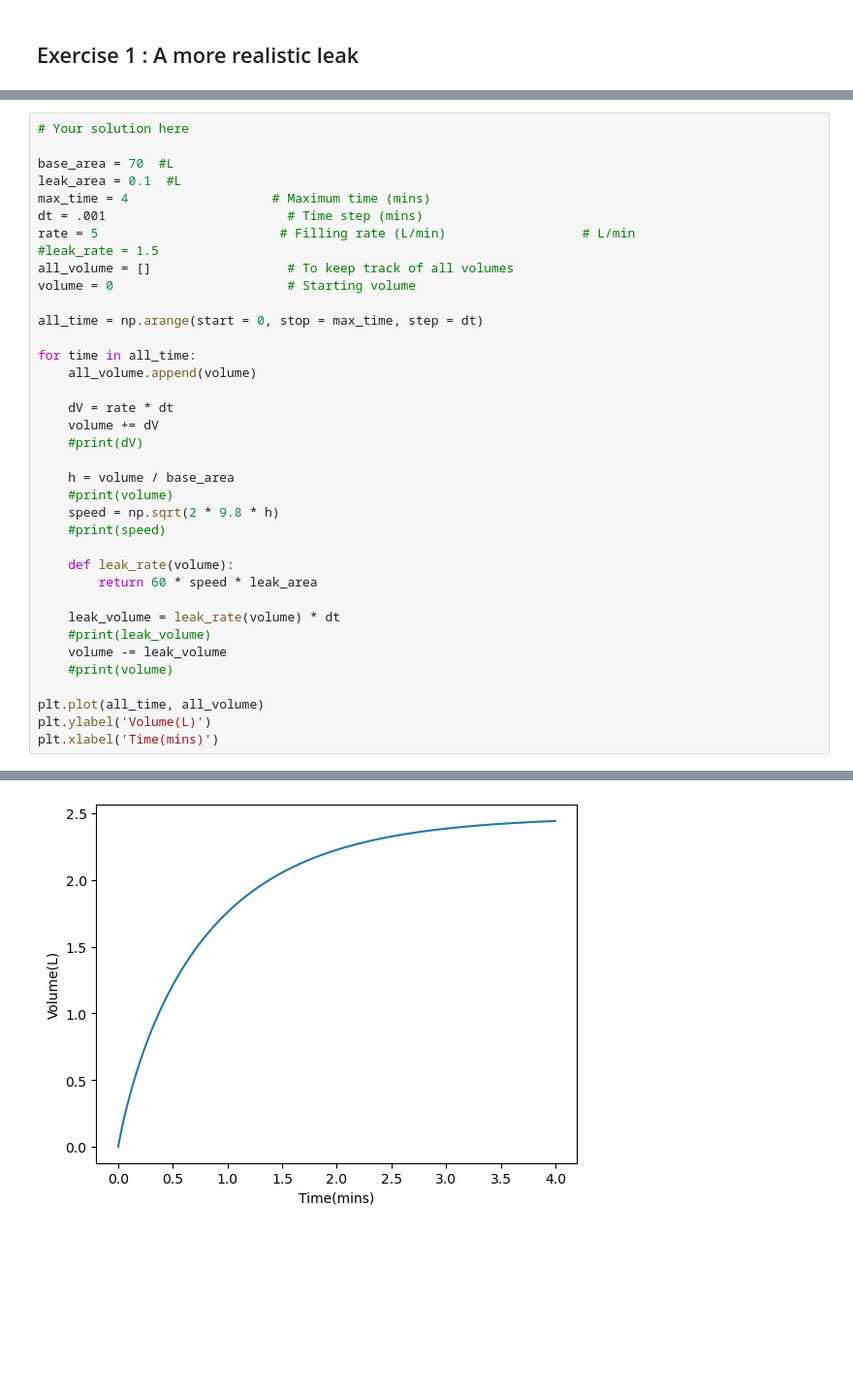
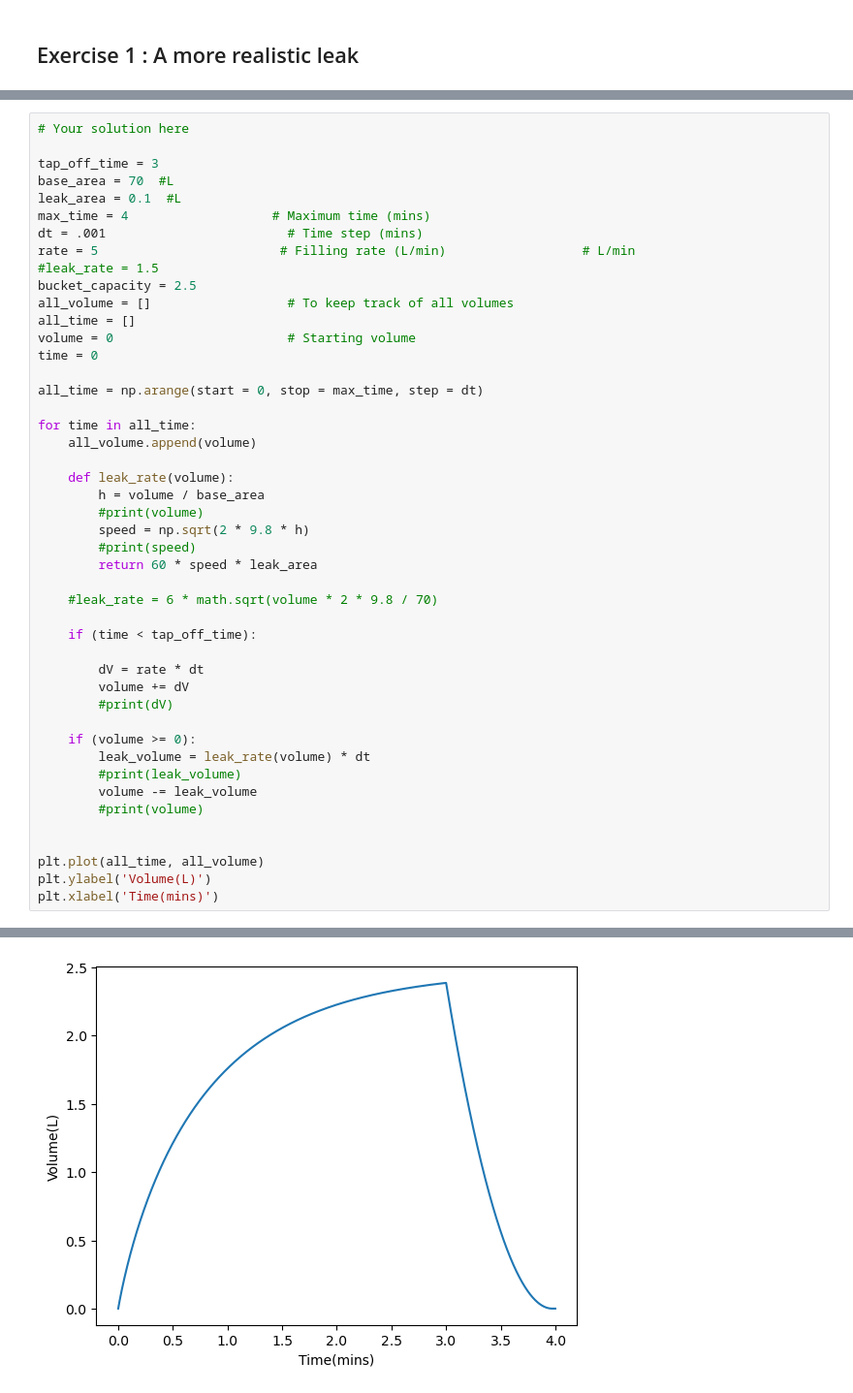
Before and after one commit to SPS-SP2273/learning-portfolio-Kiwi0407, a Jupyter notebook: numerical solutions/numerical_solutions_(need).ipynb, the cells around one changed output, grey strips where cells are left out. Shown at 97% size. Drawn from its saved outputs; the diff is of its cells as text; blank space fills up the shorter version.

```diff
--- a/numerical solutions/numerical_solutions_(need).ipynb
+++ b/numerical solutions/numerical_solutions_(need).ipynb
@@ -291,40 +294,49 @@ Euler Method
 # %%
 # Your solution here
 
+tap_off_time = 3
 base_area = 70  #L
 leak_area = 0.1  #L
 max_time = 4                   # Maximum time (mins)
 dt = .001                        # Time step (mins)
 rate = 5                        # Filling rate (L/min)                  # L/min
 #leak_rate = 1.5
+bucket_capacity = 2.5
 all_volume = []                  # To keep track of all volumes
+all_time = []
 volume = 0                       # Starting volume
+time = 0
 
 all_time = np.arange(start = 0, stop = max_time, step = dt)
 
 for time in all_time:
     all_volume.append(volume)
 
-    dV = rate * dt
-    volume += dV
-    #print(dV)
-
-    h = volume / base_area
-    #print(volume)
-    speed = np.sqrt(2 * 9.8 * h)
-    #print(speed)
-
     def leak_rate(volume):
+        h = volume / base_area
+        #print(volume)
+        speed = np.sqrt(2 * 9.8 * h)
+        #print(speed)
         return 60 * speed * leak_area
 
-    leak_volume = leak_rate(volume) * dt
-    #print(leak_volume)
-    volume -= leak_volume
-    #print(volume)
+    #leak_rate = 6 * math.sqrt(volume * 2 * 9.8 / 70)
+
+    if (time < tap_off_time):
+
+        dV = rate * dt
+        volume += dV
+        #print(dV)
+
+    if (volume >= 0):
+        leak_volume = leak_rate(volume) * dt
+        #print(leak_volume)
+        volume -= leak_volume
+        #print(volume)
+
 
 plt.plot(all_time, all_volume)
 plt.ylabel('Volume(L)')
 plt.xlabel('Time(mins)')
 # %% [output]
 Text(0.5, 0, 'Time(mins)')
-[figure, old version]
+[figure, new version]
```
Also changed, not shown: parts of 11 cells of this notebook.
